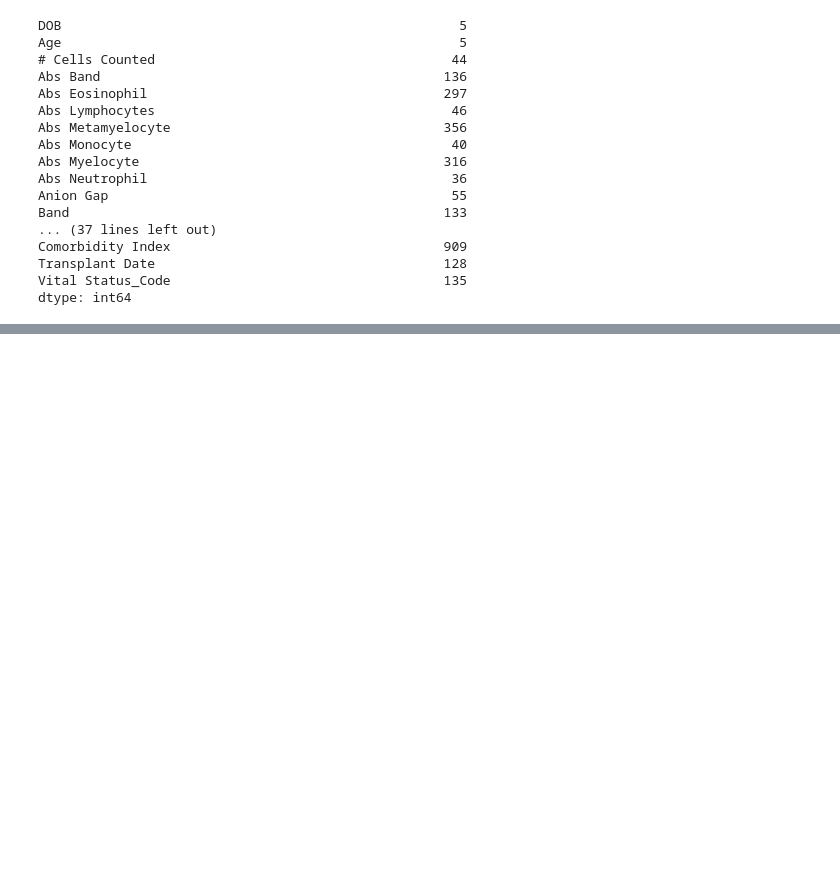
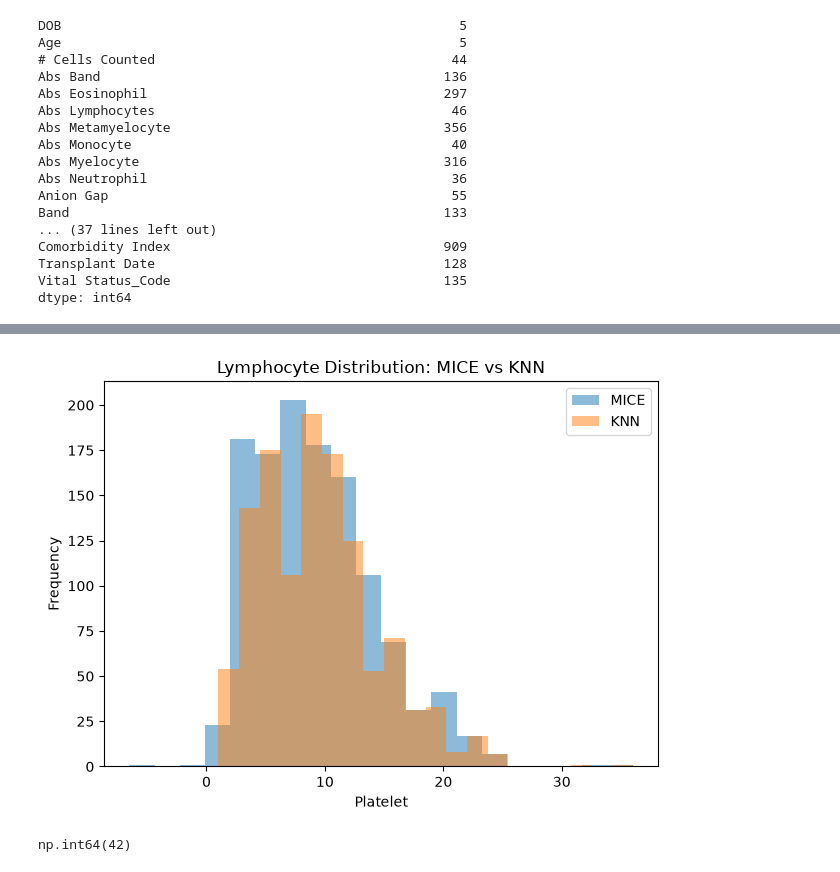
Before and after one commit to Graham-Richards/Pandas-Practice, a Jupyter notebook: Data_Analysis.ipynb, the cells around one changed output, grey strips where cells are left out. Cells and saved outputs as stored; diff of their text form; code cells hidden in the pictures; blank space fills up the shorter version.

```diff
--- a/Data_Analysis.ipynb
+++ b/Data_Analysis.ipynb
@@ -507,0 +536,32 @@ dtype: int64
+# %%
+column = "Lymphocyte"
+
+df_mice[column].plot(
+    kind="hist",
+    bins=20,
+    alpha=0.5,
+    label="MICE"
+)
+
+df_knn[column].plot(
+    kind="hist",
+    bins=20,
+    alpha=0.5,
+    label="KNN"
+)
+
+plt.xlabel("Platelet")
+plt.ylabel("Frequency")
+plt.title("Lymphocyte Distribution: MICE vs KNN")
+plt.legend()
+plt.tight_layout()
+
+plt.savefig("Lymphocyte Histogram.png", bbox_inches="tight")
+
+plt.show()
+# %% [output]
+[figure, added]
+# %%
+df["Lymphocyte"].isna().sum()
+# %% [output]
+np.int64(42)
```
Also changed, not shown: parts of 3 cells of this notebook.
